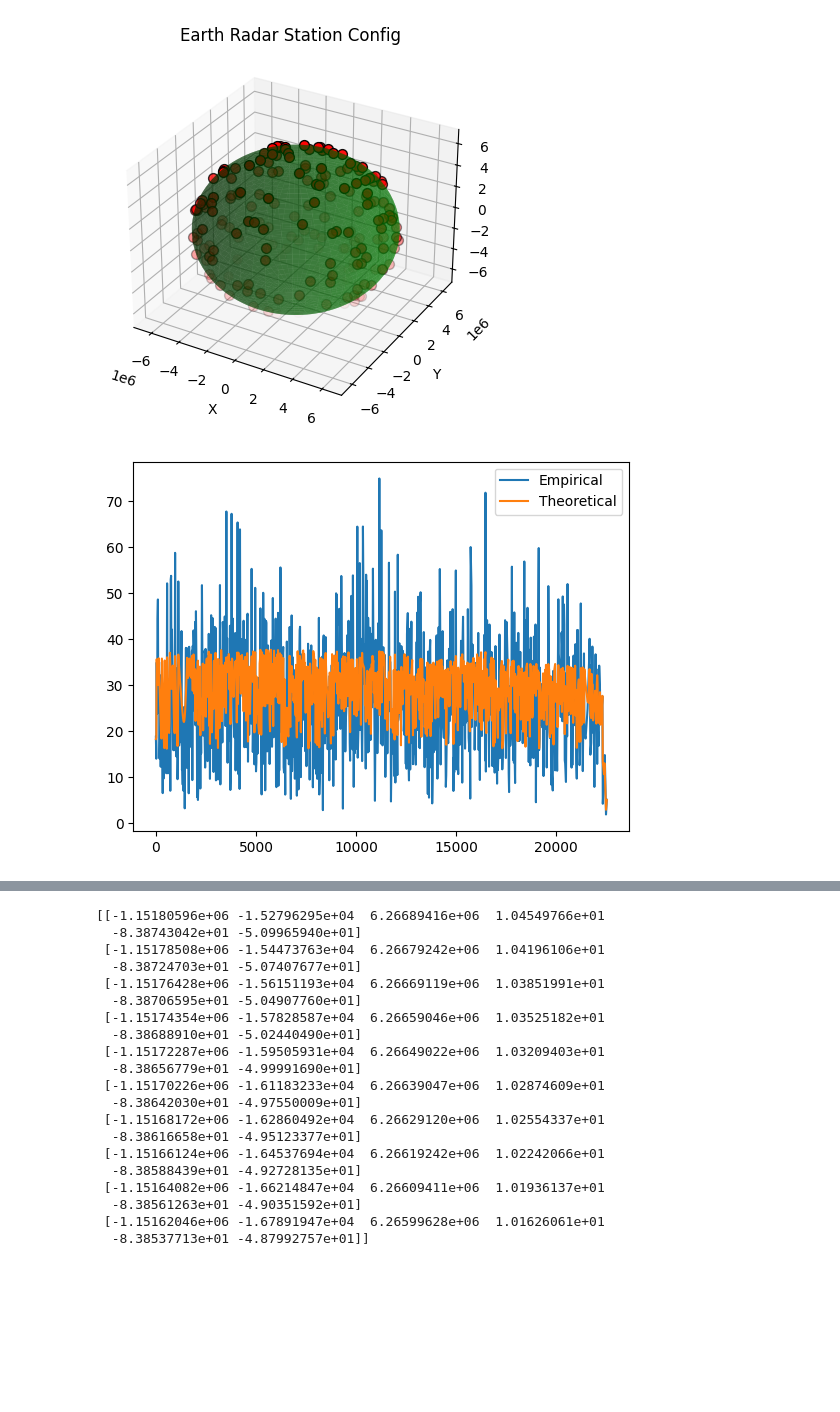
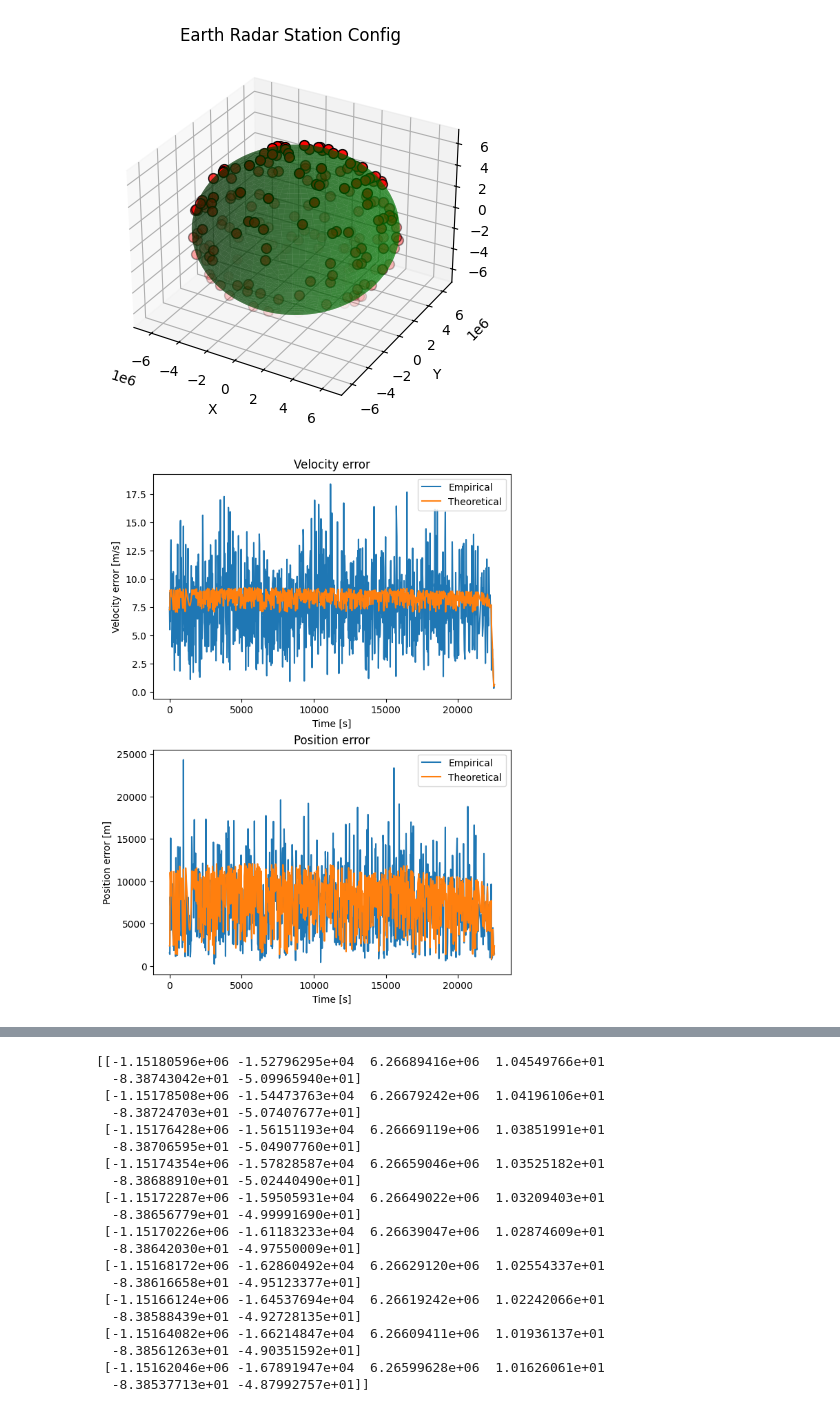
Before and after one commit to brendanbennett/deorbiter, a Jupyter notebook: examples/3D_EKF_example.ipynb, the cells around one changed output, grey strips where cells are left out. Saved outputs shown, nothing was run; the diff lists cells and outputs as text; code cells hidden in the pictures; blank space fills up the shorter version.

Commit message:
Plot measurement errors

```diff
--- a/examples/3D_EKF_example.ipynb
+++ b/examples/3D_EKF_example.ipynb
@@ -51,17 +49,10 @@ observations = (observation_states, observation_times)
 obs.plot_config()
 # %% [output]
 [figure]
-# %%
-fig, ax = plt.subplots()
-
-sim_times_observed = np.array([i for i, t in enumerate(sim_times) if t in observation_times])
-observation_error = np.linalg.norm((observation_states - sim_states[sim_times_observed])[:, 3:], axis=1)
-ax.plot(observation_times, observation_error, label="Empirical")
-ax.plot(observation_times, np.sqrt(observed_covariances[:,3,3])*np.sqrt(3), label="Theoretical")
-ax.legend()
-plt.show()
-# %% [output]
-[figure, removed]
+# %%
+plot_theoretical_empirical_observation_error(sim_states, sim_times, observation_states, observation_times, observed_covariances)
+# %% [output]
+[figure, added]
 # %%
 
 
```
Also changed, not shown: parts of 4 cells of this notebook, 1 other file.
